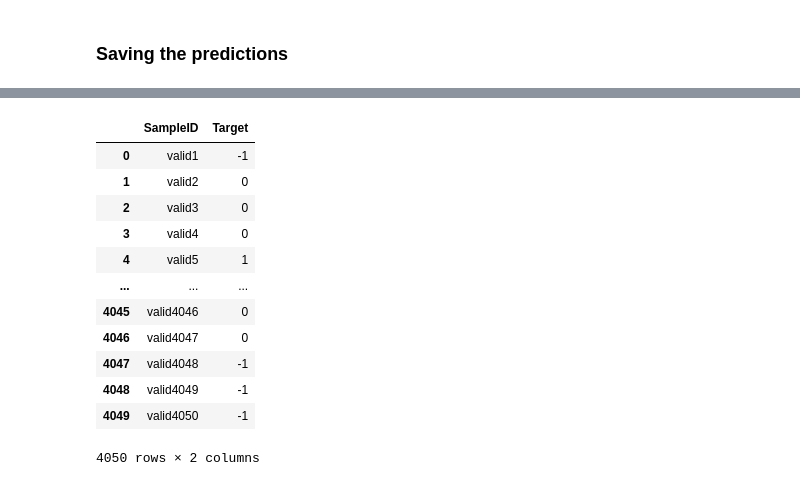
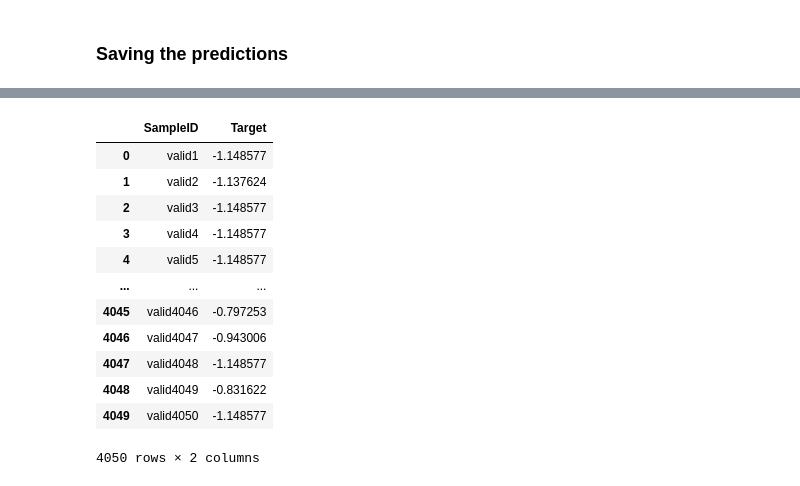
Before and after one commit to RachaHachem/Solving-Medi-Fair-Challenge, a Jupyter notebook: Baseline Methods/Code/Medi_Fair_baseline_methods.ipynb, the cells around one changed output, grey strips where cells are left out. Saved outputs shown, nothing was run; the diff lists cells and outputs as text; code cells hidden in the pictures.

```diff
--- a/Baseline Methods/Code/Medi_Fair_baseline_methods.ipynb
+++ b/Baseline Methods/Code/Medi_Fair_baseline_methods.ipynb
@@ -594,0 +724,3 @@ predictions = model.predict(df_valid)
+# %%
+lr = LogisticRegression(multi_class='multinomial', solver='lbfgs')
+lr.fit(df_scaled, y_train)
@@ -594,0 +738,3 @@ predictions = model.predict(df_valid)
+# %%
+dt = DecisionTreeClassifier()
+dt.fit(df_scaled, y_train)
@@ -594,0 +744,3 @@ predictions = model.predict(df_valid)
+# %%
+svm = SVC(kernel='poly', degree=3, C=1)
+svm.fit(df_scaled, y_train)
@@ -596,0 +802,7 @@ predictions = dt.predict(df_valid)
+# %%
+from cdt.causality.pairwise import NCC
+import networkx as nx
+
+obj = NCC()
+obj.fit(X_train_downsampled, y_train)
+output = obj.predict(X_valid_downsampled)
@@ -597,18 +820,18 @@ predictions = dt.predict(df_valid)
 # %%
-results = pd.DataFrame(data=X_valid.index,columns = ['SampleID'])
-results['Target'] = predictions
-results
+results_NCC = pd.DataFrame(data=X_valid.index,columns = ['SampleID'])
+results_NCC['Target'] = output
+results_NCC
 # %% [output]
 |  | SampleID | Target |
-| 0 | valid1 | -1 |
-| 1 | valid2 | 0 |
-| 2 | valid3 | 0 |
-| 3 | valid4 | 0 |
-| 4 | valid5 | 1 |
+| 0 | valid1 | -1.148577 |
+| 1 | valid2 | -1.137624 |
+| 2 | valid3 | -1.148577 |
+| 3 | valid4 | -1.148577 |
+| 4 | valid5 | -1.148577 |
 | ... | ... | ... |
-| 4045 | valid4046 | 0 |
-| 4046 | valid4047 | 0 |
-| 4047 | valid4048 | -1 |
-| 4048 | valid4049 | -1 |
-| 4049 | valid4050 | -1 |
+| 4045 | valid4046 | -0.797253 |
+| 4046 | valid4047 | -0.943006 |
+| 4047 | valid4048 | -1.148577 |
+| 4048 | valid4049 | -0.831622 |
+| 4049 | valid4050 | -1.148577 |
 4050 rows × 2 columns
```
Also changed, not shown: parts of 76 cells of this notebook.
